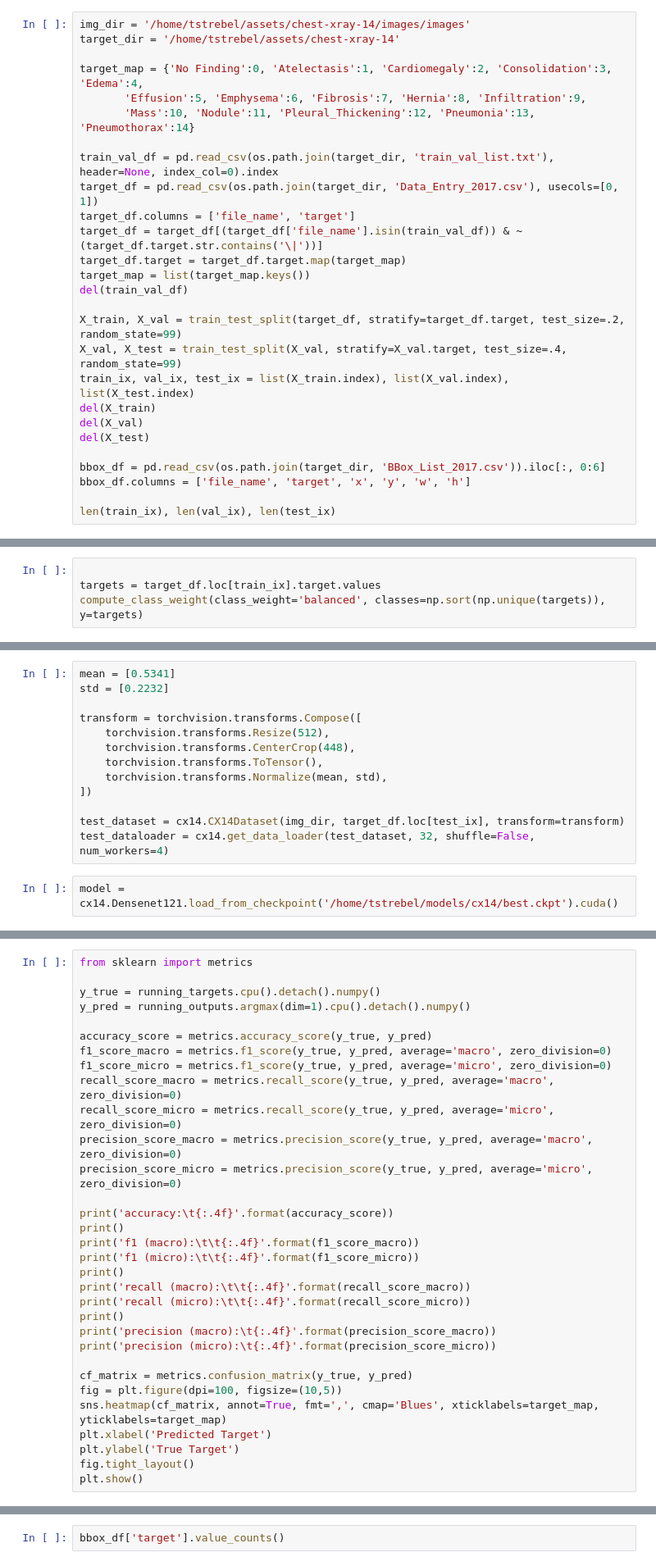
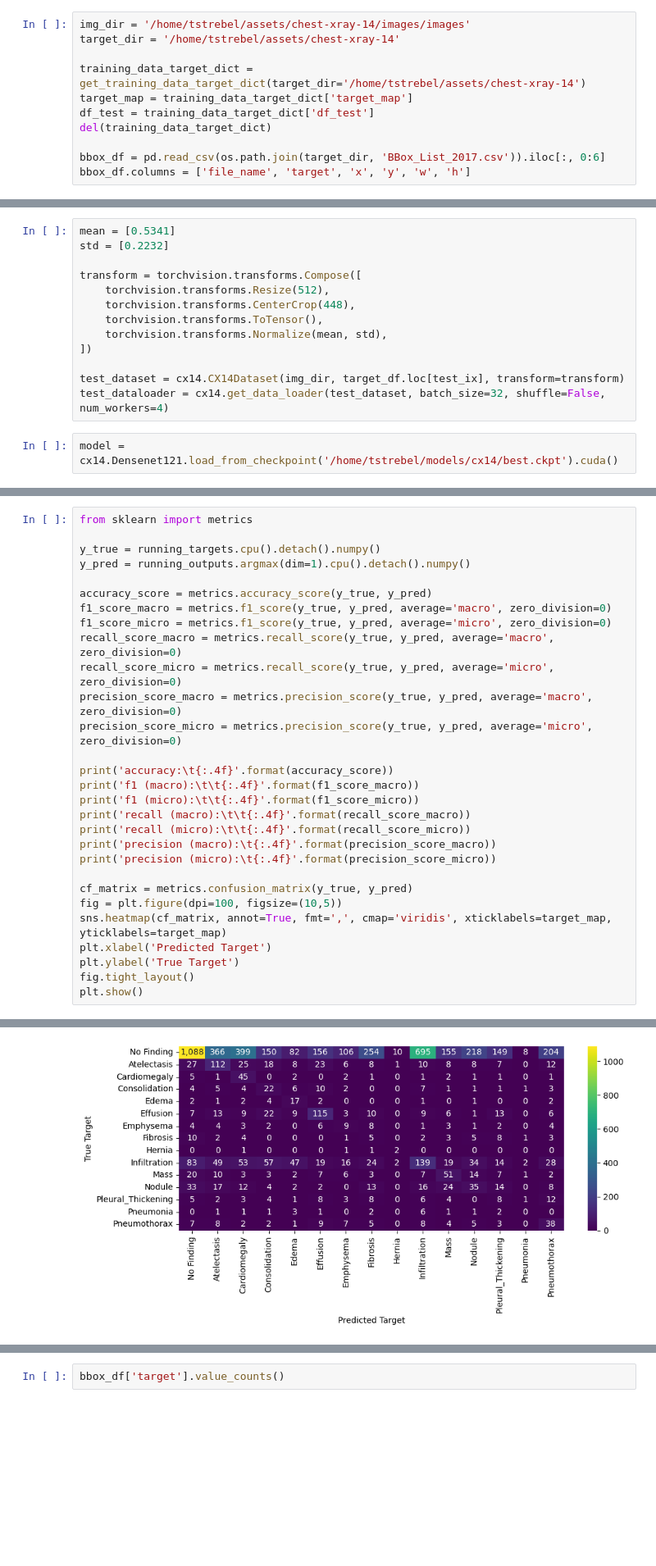
Before and after one commit to Tstrebe2/umich-mads-capstone-project, a Jupyter notebook: tstrebe2/chest-xray-14/model-eval.ipynb, the cells around one changed output, grey strips where cells are left out. Shown at 82% size. Saved outputs shown, nothing was run; the diff lists cells and outputs as text; blank space fills up the shorter version.

```diff
--- a/tstrebe2/chest-xray-14/model-eval.ipynb
+++ b/tstrebe2/chest-xray-14/model-eval.ipynb
@@ -24,26 +21,10 @@ import seaborn as sns
 img_dir = '/home/tstrebel/assets/chest-xray-14/images/images'
 target_dir = '/home/tstrebel/assets/chest-xray-14'
 
-target_map = {'No Finding':0, 'Atelectasis':1, 'Cardiomegaly':2, 'Consolidation':3, 'Edema':4,
-       'Effusion':5, 'Emphysema':6, 'Fibrosis':7, 'Hernia':8, 'Infiltration':9,
-       'Mass':10, 'Nodule':11, 'Pleural_Thickening':12, 'Pneumonia':13, 'Pneumothorax':14}
-
-train_val_df = pd.read_csv(os.path.join(target_dir, 'train_val_list.txt'), header=None, index_col=0).index
-target_df = pd.read_csv(os.path.join(target_dir, 'Data_Entry_2017.csv'), usecols=[0, 1])
-target_df.columns = ['file_name', 'target']
-target_df = target_df[(target_df['file_name'].isin(train_val_df)) & ~(target_df.target.str.contains('\|'))]
-target_df.target = target_df.target.map(target_map)
-target_map = list(target_map.keys())
-del(train_val_df)
-
-X_train, X_val = train_test_split(target_df, stratify=target_df.target, test_size=.2, random_state=99)
-X_val, X_test = train_test_split(X_val, stratify=X_val.target, test_size=.4, random_state=99)
-train_ix, val_ix, test_ix = list(X_train.index), list(X_val.index), list(X_test.index)
-del(X_train)
-del(X_val)
-del(X_test)
+training_data_target_dict = get_training_data_target_dict(target_dir='/home/tstrebel/assets/chest-xray-14')
+target_map = training_data_target_dict['target_map']
+df_test = training_data_target_dict['df_test']
+del(training_data_target_dict)
 
 bbox_df = pd.read_csv(os.path.join(target_dir, 'BBox_List_2017.csv')).iloc[:, 0:6]
 bbox_df.columns = ['file_name', 'target', 'x', 'y', 'w', 'h']
-
-len(train_ix), len(val_ix), len(test_ix)
@@ -71,4 +30,0 @@ Name: target, dtype: int64
-# %%
-
-targets = target_df.loc[train_ix].target.values
-compute_class_weight(class_weight='balanced', classes=np.sort(np.unique(targets)), y=targets)
@@ -94,7 +40,7 @@ transform = torchvision.transforms.Compose([
 ])
 
 test_dataset = cx14.CX14Dataset(img_dir, target_df.loc[test_ix], transform=transform)
-test_dataloader = cx14.get_data_loader(test_dataset, 32, shuffle=False, num_workers=4)
+test_dataloader = cx14.get_data_loader(test_dataset, batch_size=32, shuffle=False, num_workers=4)
 # %%
 model = cx14.Densenet121.load_from_checkpoint('/home/tstrebel/models/cx14/best.ckpt').cuda()
 # %%
@@ -129,20 +73,18 @@ precision_score_macro = metrics.precision_score(y_true, y_pred, average='macro',
 precision_score_micro = metrics.precision_score(y_true, y_pred, average='micro', zero_division=0)
 
 print('accuracy:\t{:.4f}'.format(accuracy_score))
-print()
 print('f1 (macro):\t\t{:.4f}'.format(f1_score_macro))
 print('f1 (micro):\t\t{:.4f}'.format(f1_score_micro))
-print()
 print('recall (macro):\t\t{:.4f}'.format(recall_score_macro))
 print('recall (micro):\t\t{:.4f}'.format(recall_score_micro))
-print()
 print('precision (macro):\t{:.4f}'.format(precision_score_macro))
 print('precision (micro):\t{:.4f}'.format(precision_score_micro))
 
 cf_matrix = metrics.confusion_matrix(y_true, y_pred)
 fig = plt.figure(dpi=100, figsize=(10,5))
-sns.heatmap(cf_matrix, annot=True, fmt=',', cmap='Blues', xticklabels=target_map, yticklabels=target_map)
+sns.heatmap(cf_matrix, annot=True, fmt=',', cmap='viridis', xticklabels=target_map, yticklabels=target_map)
 plt.xlabel('Predicted Target')
 plt.ylabel('True Target')
 fig.tight_layout()
 plt.show()
+# %% [output]
@@ -148,0 +98 @@ plt.show()
+[figure, added]
```
Also changed, not shown: parts of 13 cells of this notebook, 4 other files.
